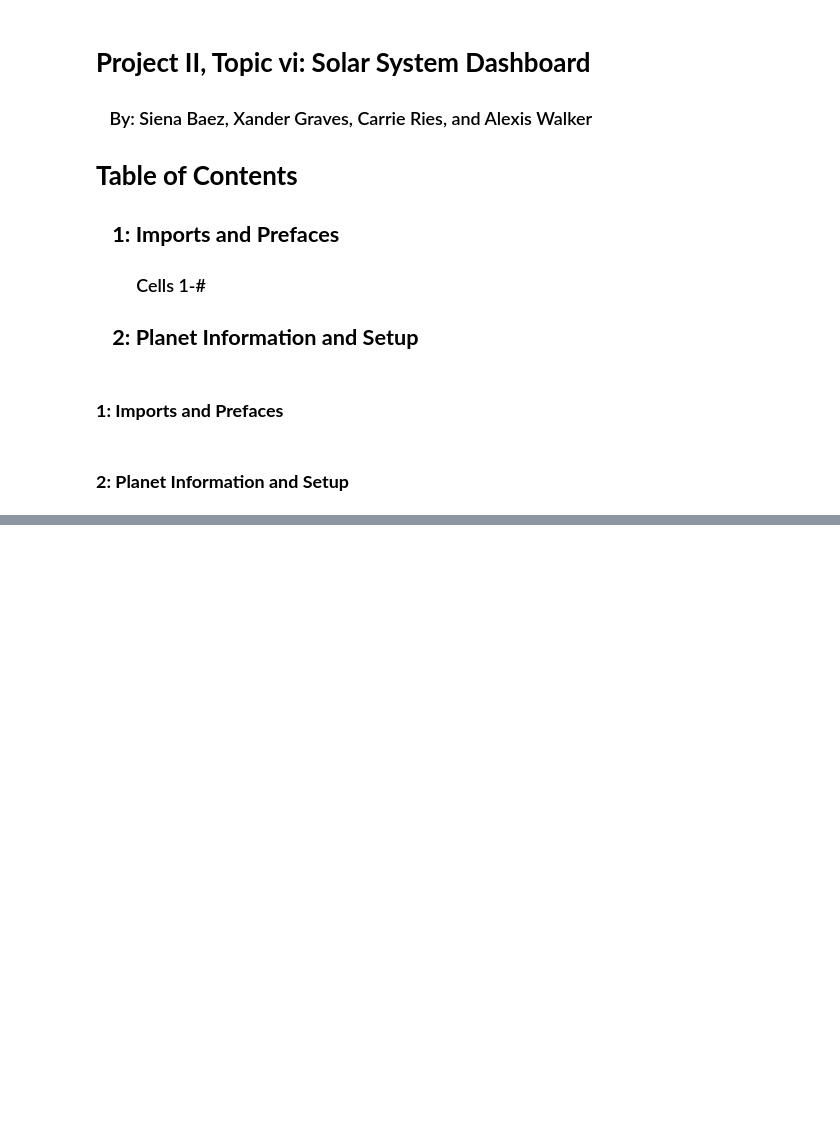
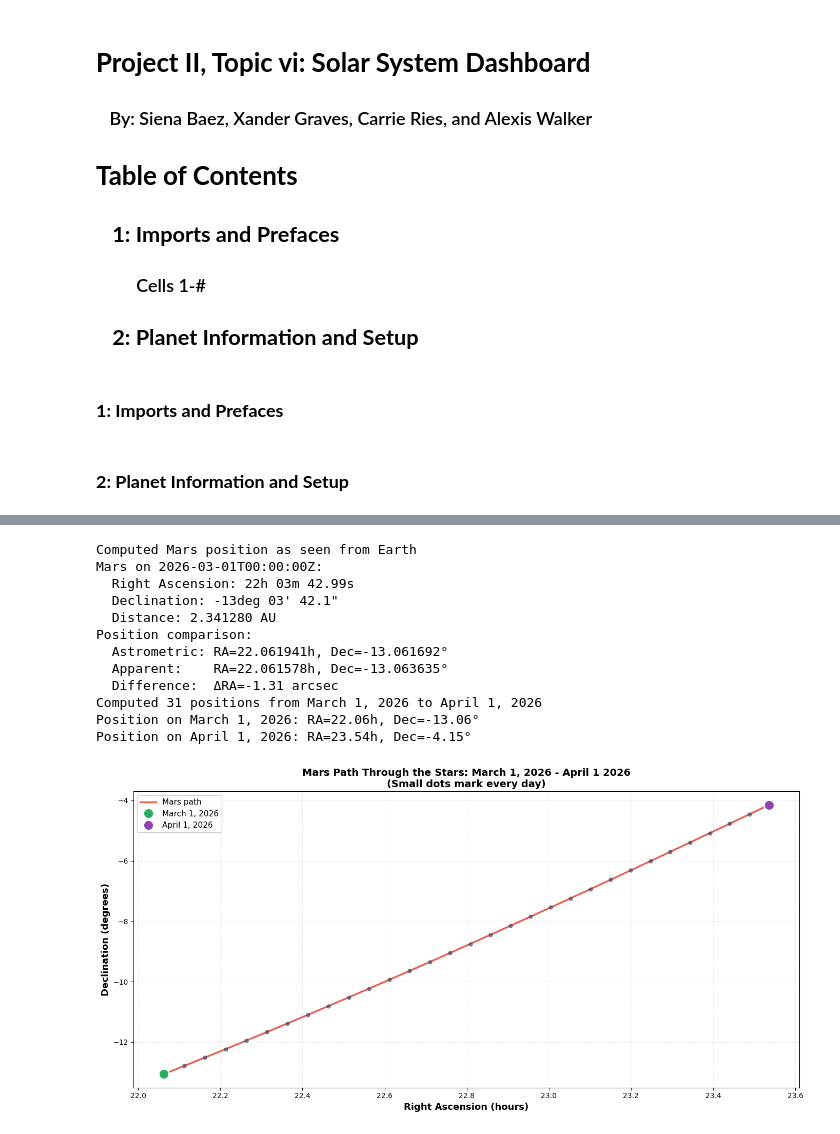
Before and after one commit to awalker72007/Astro-Coding-1221-Project-2, a Jupyter notebook: Project 2 Notebook.ipynb, the cells around one changed output, grey strips where cells are left out. Cells and saved outputs as stored; diff of their text form; code cells hidden in the pictures; blank space fills up the shorter version.

```diff
--- a/Project 2 Notebook.ipynb
+++ b/Project 2 Notebook.ipynb
@@ -74,0 +77,77 @@ class planet
+# %%
+#Practice Cell...AKA I have no idea what is going on lol!!
+t = ts.utc(2026, 3, 1, 0, 0)
+
+global t
+
+astrometric = earth.at(t).observe(mars)
+print("Computed Mars position as seen from Earth")
+
+ra, dec, distance = astrometric.radec()
+print(f"Mars on {t.utc_iso()}:")
+print(f"  Right Ascension: {ra}")
+print(f"  Declination: {dec}")
+print(f"  Distance: {distance.au:.6f} AU")
+
+apparent = astrometric.apparent()
+ra_app, dec_app, dist_app = apparent.radec()
+
+print(f"Position comparison:")
+print(f"  Astrometric: RA={ra.hours:.6f}h, Dec={dec.degrees:.6f}°")
+print(f"  Apparent:    RA={ra_app.hours:.6f}h, Dec={dec_app.degrees:.6f}°")
+print(f"  Difference:  ΔRA={(ra_app.hours - ra.hours) * 3600:.2f} arcsec")
+
+days = np.arange(0, 31)
+times_year = ts.utc(2026, 3, 1 + days)
+
+positions = earth.at(times_year).observe(mars)
+ra_year, dec_year, dist_year = positions.radec()
+
+print(f"Computed {len(ra_year.hours)} positions from March 1, 2026 to April 1, 2026")
+print(f"Position on March 1, 2026: RA={ra_year.hours[0]:.2f}h, Dec={dec_year.degrees[0]:.2f}°")
+print(f"Position on April 1, 2026: RA={ra_year.hours[-1]:.2f}h, Dec={dec_year.degrees[-1]:.2f}°")
+
+ra_hours = ra_year.hours.copy()
+ra_diff = np.diff(ra_hours, prepend=ra_hours[0])
+
+# Identify where wraps occur (jumps > 12h or < -12h)
+wrap_up = ra_diff > 12   # Jumped from ~23h to ~0h, need to add 24
+wrap_down = ra_diff < -12  # Jumped from ~0h to ~23h, need to subtract 24
+
+shifts = np.cumsum(wrap_up.astype(int) * 24 - wrap_down.astype(int) * 24)
+ra_hours = ra_hours + shifts
+
+plt.figure(figsize=(14, 7))
+plt.plot(ra_hours, dec_year.degrees, color='#E74C3C', linewidth=2.5,
+         label='Mars path', alpha=0.9)
+plt.plot(ra_hours[0], dec_year.degrees[0], 'o', color='#27AE60',
+         markersize=14, label='March 1, 2026', zorder=5, markeredgecolor='white', markeredgewidth=1.5)
+plt.plot(ra_hours[-1], dec_year.degrees[-1], 'o', color='#8E44AD',
+         markersize=14, label='April 1, 2026', zorder=5, markeredgecolor='white', markeredgewidth=1.5)
+
+marker_indices = np.arange(0, len(days), 1)
+plt.plot(ra_hours[marker_indices], dec_year.degrees[marker_indices], 'o',
+         color='#34495E', markersize=5, alpha=0.6)
+
+plt.xlabel('Right Ascension (hours)', fontsize=13, fontweight='bold')
+plt.ylabel('Declination (degrees)', fontsize=13, fontweight='bold')
+plt.title('Mars Path Through the Stars: March 1, 2026 - April 1 2026\n(Small dots mark every day)',
+          fontsize=14, fontweight='bold')
+plt.legend(fontsize=11, loc='best', framealpha=0.95)
+plt.grid(alpha=0.3, linestyle=':', color='gray')
+plt.tight_layout()
+plt.show()
+# %% [output]
+Computed Mars position as seen from Earth
+Mars on 2026-03-01T00:00:00Z:
+  Right Ascension: 22h 03m 42.99s
+  Declination: -13deg 03' 42.1"
+  Distance: 2.341280 AU
+Position comparison:
+  Astrometric: RA=22.061941h, Dec=-13.061692°
+  Apparent:    RA=22.061578h, Dec=-13.063635°
+  Difference:  ΔRA=-1.31 arcsec
+Computed 31 positions from March 1, 2026 to April 1, 2026
+Position on March 1, 2026: RA=22.06h, Dec=-13.06°
+Position on April 1, 2026: RA=23.54h, Dec=-4.15°
+[figure, added]
```
Also changed, not shown: parts of 1 cell of this notebook.
